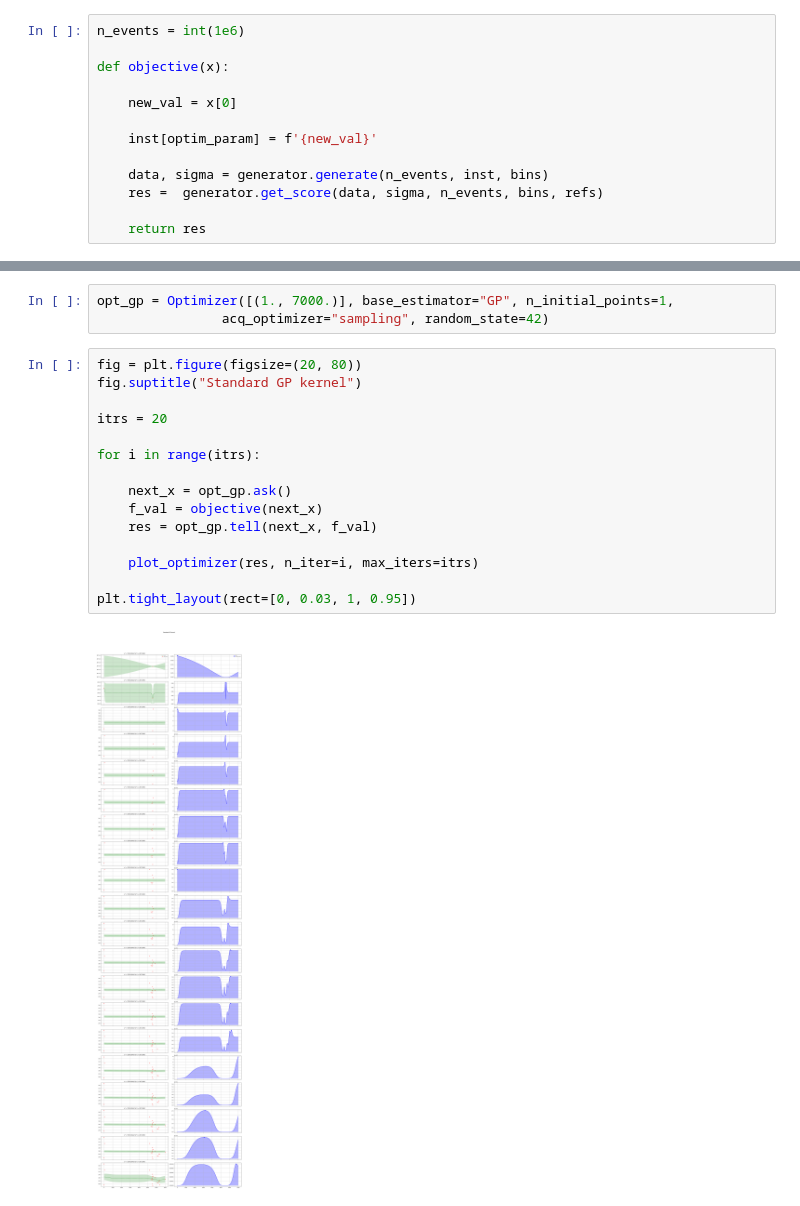
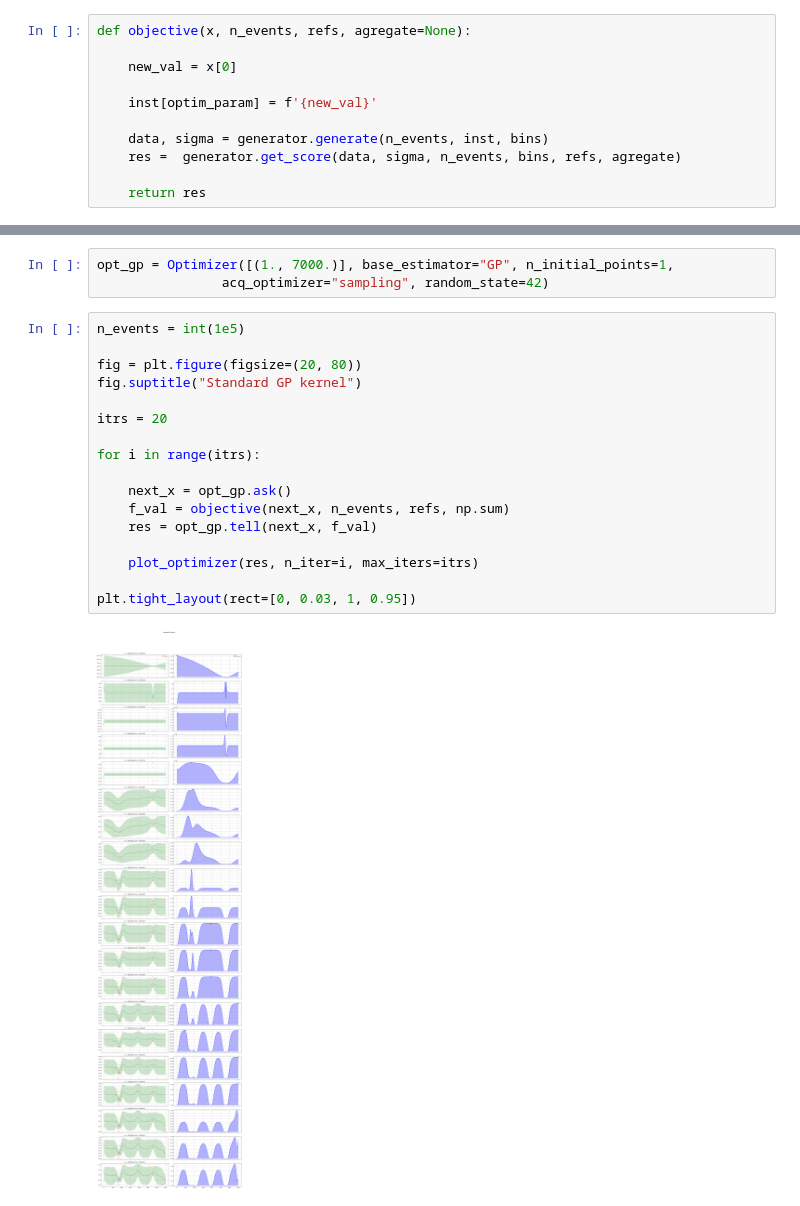
Before and after one commit to Art-1313/particles, a Jupyter notebook: lib/test.ipynb, the cells around one changed output, grey strips where cells are left out. Drawn from its saved outputs; the diff is of its cells as text.

```diff
--- a/lib/test.ipynb
+++ b/lib/test.ipynb
@@ -66,16 +66,14 @@ inst = {
 # %%
 optim_param = 'MultipartonInteractions:ecmRef'
 # %%
-n_events = int(1e6)
-
-def objective(x):
+def objective(x, n_events, refs, agregate=None):
 
     new_val = x[0]
 
     inst[optim_param] = f'{new_val}'
 
     data, sigma = generator.generate(n_events, inst, bins)
-    res =  generator.get_score(data, sigma, n_events, bins, refs)
+    res =  generator.get_score(data, sigma, n_events, bins, refs, agregate)
 
     return res
 # %%
@@ -110,19 +108,21 @@ def plot_optimizer(res, n_iter, max_iters=5):
 opt_gp = Optimizer([(1., 7000.)], base_estimator="GP", n_initial_points=1,
                 acq_optimizer="sampling", random_state=42)
 # %%
+n_events = int(1e5)
+
 fig = plt.figure(figsize=(20, 80))
 fig.suptitle("Standard GP kernel")
 
 itrs = 20
 
 for i in range(itrs):
 
     next_x = opt_gp.ask()
-    f_val = objective(next_x)
+    f_val = objective(next_x, n_events, refs, np.sum)
     res = opt_gp.tell(next_x, f_val)
 
     plot_optimizer(res, n_iter=i, max_iters=itrs)
 
 plt.tight_layout(rect=[0, 0.03, 1, 0.95])
 # %% [output]
-[figure, old version]
+[figure, new version]
```
Also changed, not shown: parts of 5 cells of this notebook, 1 other file.
